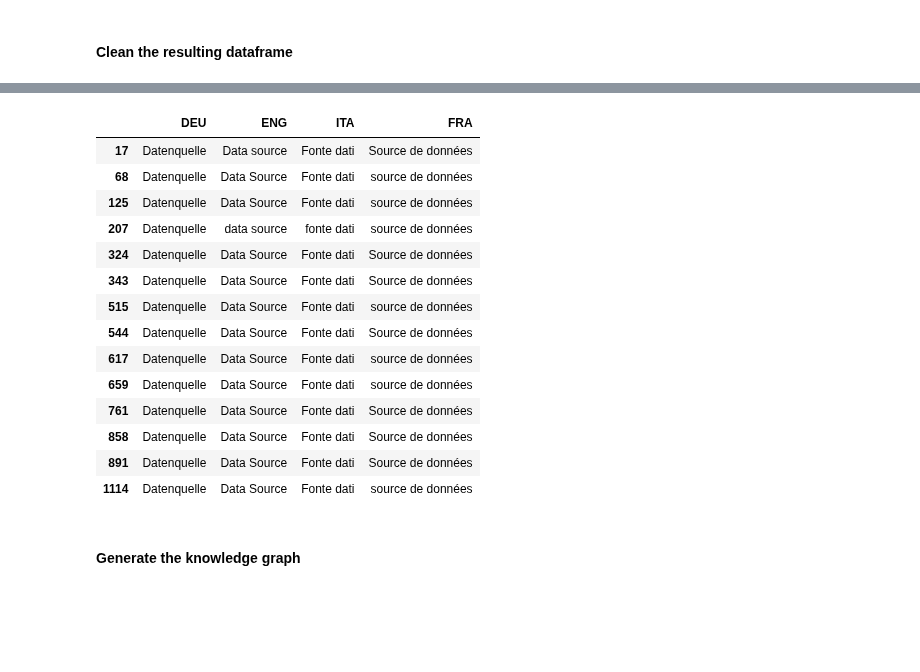
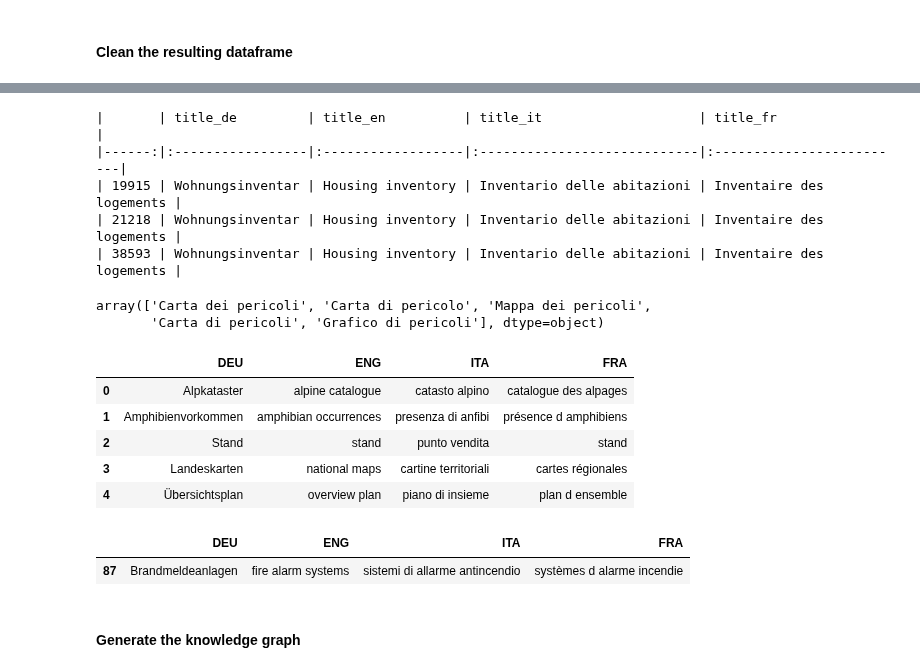
Before and after one commit to FHNW-IVGI/Geoharvester, a Jupyter notebook: knowledge_graph/constructor.ipynb, the cells around one changed output, grey strips where cells are left out. Saved outputs shown, nothing was run; the diff lists cells and outputs as text; code cells hidden in the pictures; blank space fills up the shorter version.

Commit message:
implemented synonyms search for KG

```diff
--- a/knowledge_graph/constructor.ipynb
+++ b/knowledge_graph/constructor.ipynb
@@ -193,0 +185,27 @@ df_kg[180:200]
+# %%
+search = 'Wohnungsinventar'
+col = 'title'
+print(data.loc[data['title'].str.contains(search)][[col+'_de',col+'_en',col+'_it',col+'_fr']].to_markdown())
+# %% [output]
+|       | title_de         | title_en          | title_it                    | title_fr                 |
+|------:|:-----------------|:------------------|:----------------------------|:-------------------------|
+| 19915 | Wohnungsinventar | Housing inventory | Inventario delle abitazioni | Inventaire des logements |
+| 21218 | Wohnungsinventar | Housing inventory | Inventario delle abitazioni | Inventaire des logements |
+| 38593 | Wohnungsinventar | Housing inventory | Inventario delle abitazioni | Inventaire des logements |
+# %%
+df_kg[df_kg['DEU'] =='Gefahrenkarte']['ITA'].unique()
+# %% [output]
+array(['Carta dei pericoli', 'Carta di pericolo', 'Mappa dei pericoli',
+       'Carta di pericoli', 'Grafico di pericoli'], dtype=object)
+# %%
+df_kg = pd.read_csv('kg_data.csv', delimiter=';', low_memory=False, header=0)
+# %%
+df_kg.drop(columns=['ENG_cap','ITA_cap','FRA_cap'], inplace=True)
+df_kg.head()
+# %% [output]
+|  | DEU | ENG | ITA | FRA |
+| 0 | Alpkataster | alpine catalogue | catasto alpino | catalogue des alpages |
+| 1 | Amphibienvorkommen | amphibian occurrences | presenza di anfibi | présence d amphibiens |
+| 2 | Stand | stand | punto vendita | stand |
+| 3 | Landeskarten | national maps | cartine territoriali | cartes régionales |
+| 4 | Übersichtsplan | overview plan | piano di insieme | plan d ensemble |
@@ -194,18 +214,5 @@ df_kg[180:200]
 # %%
-df_kg[df_kg['DEU'] == 'Datenquelle']
+df_kg.loc[df_kg['DEU'] == 'Brandmeldeanlagen']
 # %% [output]
 |  | DEU | ENG | ITA | FRA |
-| 17 | Datenquelle | Data source | Fonte dati | Source de données |
-| 68 | Datenquelle | Data Source | Fonte dati | source de données |
-| 125 | Datenquelle | Data Source | Fonte dati | source de données |
-| 207 | Datenquelle | data source | fonte dati | source de données |
-| 324 | Datenquelle | Data Source | Fonte dati | Source de données |
-| 343 | Datenquelle | Data Source | Fonte dati | Source de données |
-| 515 | Datenquelle | Data Source | Fonte dati | source de données |
-| 544 | Datenquelle | Data Source | Fonte dati | Source de données |
-| 617 | Datenquelle | Data Source | Fonte dati | source de données |
-| 659 | Datenquelle | Data Source | Fonte dati | source de données |
-| 761 | Datenquelle | Data Source | Fonte dati | Source de données |
-| 858 | Datenquelle | Data Source | Fonte dati | Source de données |
-| 891 | Datenquelle | Data Source | Fonte dati | Source de données |
-| 1114 | Datenquelle | Data Source | Fonte dati | source de données |
+| 87 | Brandmeldeanlagen | fire alarm systems | sistemi di allarme antincendio | systèmes d alarme incendie |
```
Also changed, not shown: parts of 13 cells of this notebook, 4 other files.
